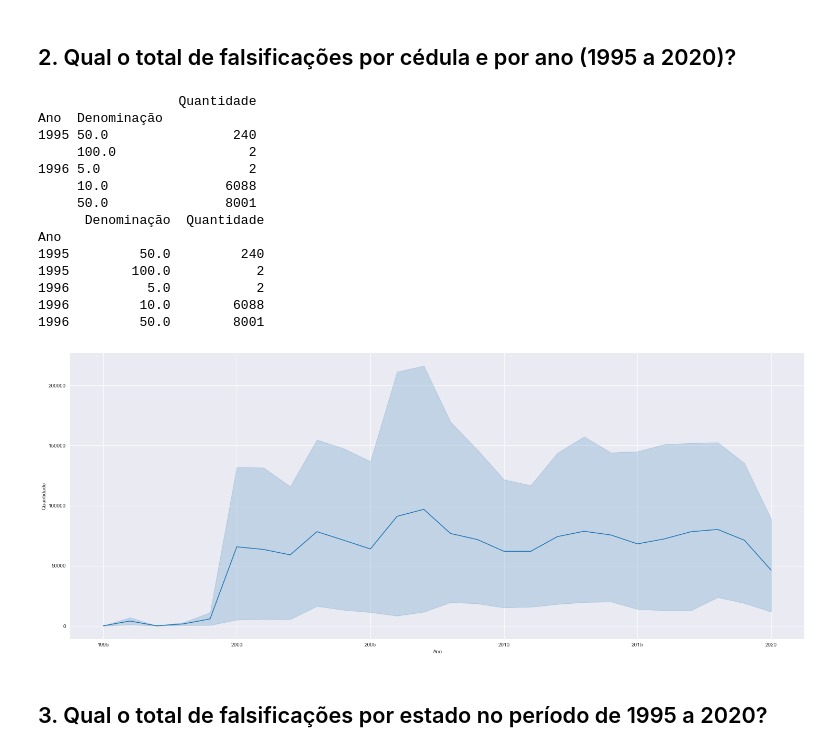
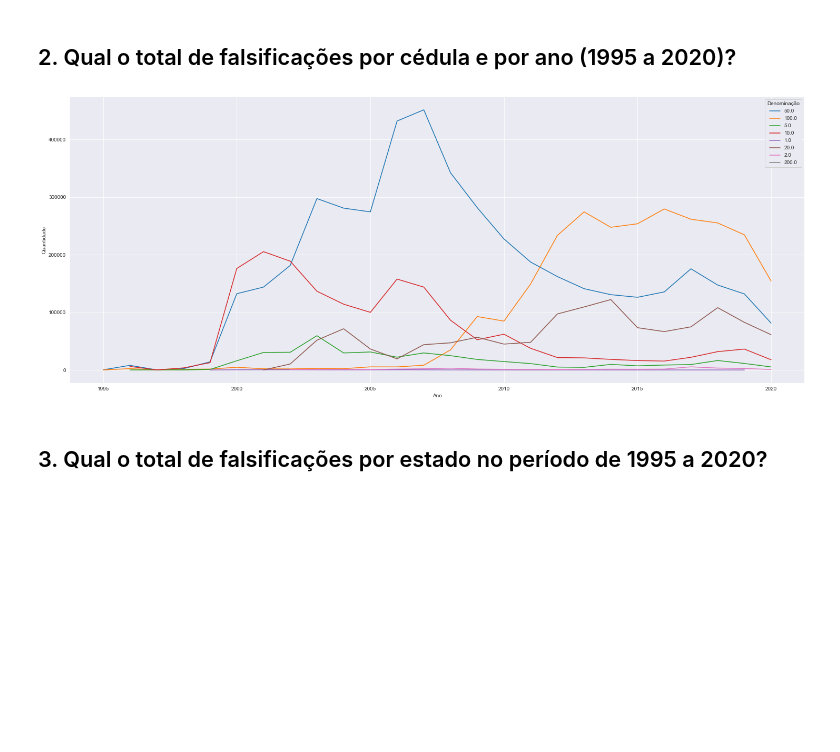
Before and after one commit to emso-exe/Falsificacao_de_cedulas_banco_central_do_brasil, a Jupyter notebook: analise_de_dados.ipynb, the cells around one changed output. Cells and saved outputs as stored; diff of their text form; code cells hidden in the pictures; blank space fills up the shorter version.

```diff
--- a/analise_de_dados.ipynb
+++ b/analise_de_dados.ipynb
@@ -248,35 +248,21 @@ Ano
 # %%
 df_temp = df.groupby(['Ano','Denominação'])['Quantidade'].sum()
 df_ano_denominacao_quantidade = pd.DataFrame(df_temp)
-#df_ano_denominacao_quantidade['%'] = df_ano_denominacao_quantidade['Quantidade'] / df_ano_denominacao_quantidade['Quantidade'].sum() * 100
-
-#print(df_ano_denominacao_quantidade)
-
-print(df_ano_denominacao_quantidade.head())
 
 df_ano_denominacao_quantidade.reset_index(level = 1, inplace = True, col_level = 1)
 
-print(df_ano_denominacao_quantidade.head())
+df_ano_denominacao_quantidade['Denominação'] = df_ano_denominacao_quantidade['Denominação'].astype('str')
+
+#print(df_ano_denominacao_quantidade.head())
 
 plt.figure(figsize = (25,10))
-plot = sns.lineplot(x = df_ano_denominacao_quantidade.index, y = df_ano_denominacao_quantidade['Quantidade'], data = df_ano_denominacao_quantidade['Denominação'])
+plot = sns.lineplot(x = df_ano_denominacao_quantidade.index,
+                    y = df_ano_denominacao_quantidade['Quantidade'],
+                    hue = df_ano_denominacao_quantidade['Denominação'],
+                    data = df_ano_denominacao_quantidade)
 plt.show(plot)
 # %% [output]
-                  Quantidade
-Ano  Denominação
-1995 50.0                240
-     100.0                 2
-1996 5.0                   2
-     10.0               6088
-     50.0               8001
-      Denominação  Quantidade
-Ano
-1995         50.0         240
-1995        100.0           2
-1996          5.0           2
-1996         10.0        6088
-1996         50.0        8001
-[figure, old version]
+[figure, new version]
 # %% [markdown]
 ## 3. Qual o total de falsificações por estado no período de 1995 a 2020?
 # %%
```
Also changed, not shown: parts of 2 cells of this notebook.
